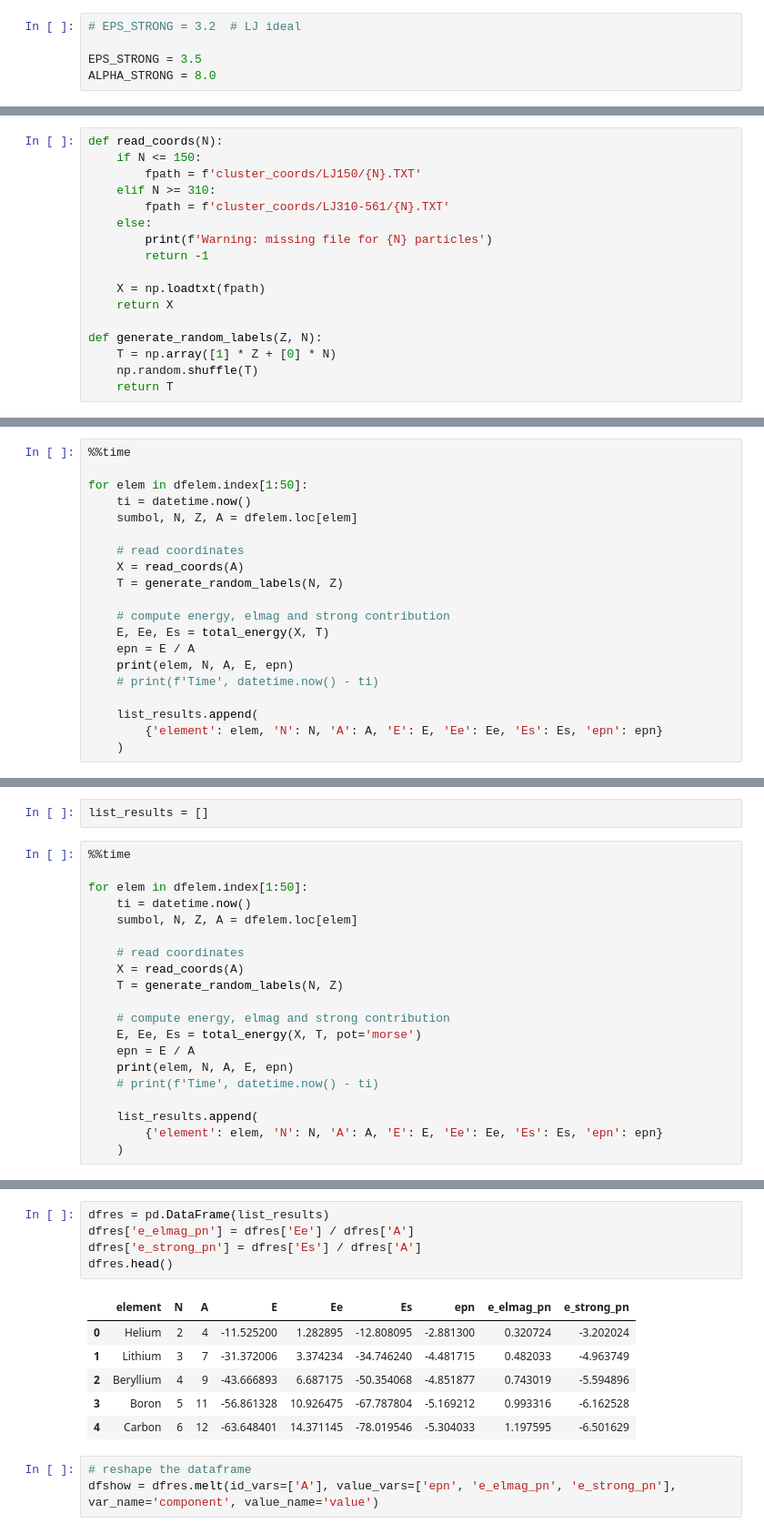
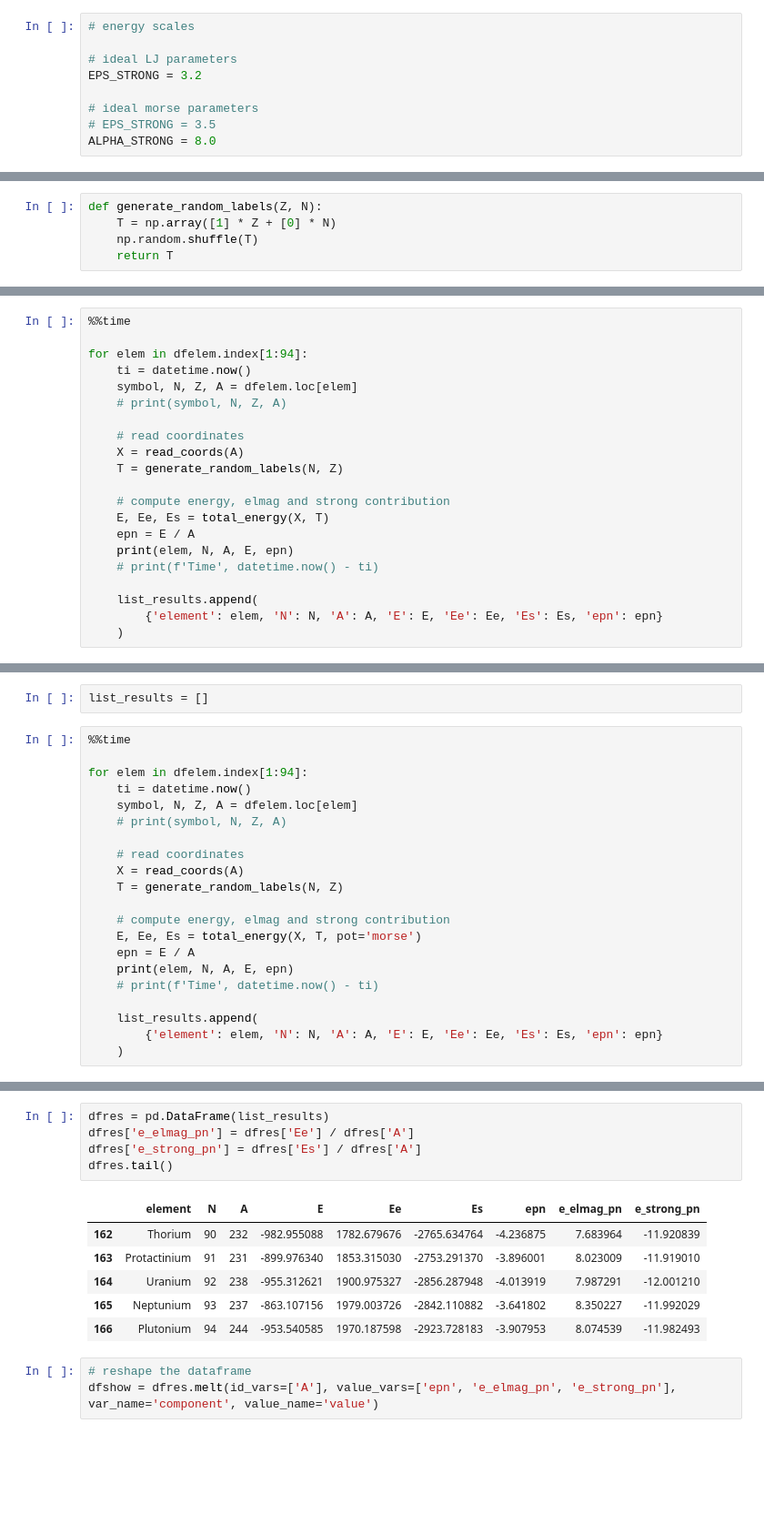
Before and after one commit to petervanya/physics-modelling, a Jupyter notebook: nuclear/nuclear_cluster_reproduction.ipynb, the cells around one changed output, grey strips where cells are left out. Shown at 91% size. Saved outputs shown, nothing was run; the diff lists cells and outputs as text; blank space fills up the shorter version.

```diff
--- a/nuclear/nuclear_cluster_reproduction.ipynb
+++ b/nuclear/nuclear_cluster_reproduction.ipynb
@@ -47,9 +55,13 @@ mc = 1.6726219e-27
 # %% [markdown]
 ## Define functions
 # %%
-# EPS_STRONG = 3.2  # LJ ideal
+# energy scales
 
-EPS_STRONG = 3.5
+# ideal LJ parameters
+EPS_STRONG = 3.2
+
+# ideal morse parameters
+# EPS_STRONG = 3.5
 ALPHA_STRONG = 8.0
 # %%
 def elmag_potential(r, t1, t2):
@@ -116,18 +128,6 @@ def minimize_energy(R, T, n_steps=10, lr=1e-5, verbose=False, thermo=10, pot='lj
             print(i, total_energy_jnp(R, T, pot=pot))[0]
     return R
 # %%
-def read_coords(N):
-    if N <= 150:
-        fpath = f'cluster_coords/LJ150/{N}.TXT'
-    elif N >= 310:
-        fpath = f'cluster_coords/LJ310-561/{N}.TXT'
-    else:
-        print(f'Warning: missing file for {N} particles')
-        return -1
-
-    X = np.loadtxt(fpath)
-    return X
-
 def generate_random_labels(Z, N):
     T = np.array([1] * Z + [0] * N)
     np.random.shuffle(T)
@@ -187,9 +187,10 @@ list_results = []
 # %%
 %%time
 
-for elem in dfelem.index[1:50]:
+for elem in dfelem.index[1:94]:
     ti = datetime.now()
-    sumbol, N, Z, A = dfelem.loc[elem]
+    symbol, N, Z, A = dfelem.loc[elem]
+    # print(symbol, N, Z, A)
 
     # read coordinates
     X = read_coords(A)
@@ -266,9 +267,10 @@ list_results = []
 # %%
 %%time
 
-for elem in dfelem.index[1:50]:
+for elem in dfelem.index[1:94]:
     ti = datetime.now()
-    sumbol, N, Z, A = dfelem.loc[elem]
+    symbol, N, Z, A = dfelem.loc[elem]
+    # print(symbol, N, Z, A)
 
     # read coordinates
     X = read_coords(A)
@@ -304,15 +306,15 @@ Wall time: 1.28 s
 # %%
 dfres = pd.DataFrame(list_results)
 dfres['e_elmag_pn'] = dfres['Ee'] / dfres['A']
 dfres['e_strong_pn'] = dfres['Es'] / dfres['A']
-dfres.head()
+dfres.tail()
 # %% [output]
 |  | element | N | A | E | Ee | Es | epn | e_elmag_pn | e_strong_pn |
-| 0 | Helium | 2 | 4 | -11.525200 | 1.282895 | -12.808095 | -2.881300 | 0.320724 | -3.202024 |
-| 1 | Lithium | 3 | 7 | -31.372006 | 3.374234 | -34.746240 | -4.481715 | 0.482033 | -4.963749 |
-| 2 | Beryllium | 4 | 9 | -43.666893 | 6.687175 | -50.354068 | -4.851877 | 0.743019 | -5.594896 |
-| 3 | Boron | 5 | 11 | -56.861328 | 10.926475 | -67.787804 | -5.169212 | 0.993316 | -6.162528 |
-| 4 | Carbon | 6 | 12 | -63.648401 | 14.371145 | -78.019546 | -5.304033 | 1.197595 | -6.501629 |
+| 162 | Thorium | 90 | 232 | -982.955088 | 1782.679676 | -2765.634764 | -4.236875 | 7.683964 | -11.920839 |
+| 163 | Protactinium | 91 | 231 | -899.976340 | 1853.315030 | -2753.291370 | -3.896001 | 8.023009 | -11.919010 |
+| 164 | Uranium | 92 | 238 | -955.312621 | 1900.975327 | -2856.287948 | -4.013919 | 7.987291 | -12.001210 |
+| 165 | Neptunium | 93 | 237 | -863.107156 | 1979.003726 | -2842.110882 | -3.641802 | 8.350227 | -11.992029 |
+| 166 | Plutonium | 94 | 244 | -953.540585 | 1970.187598 | -2923.728183 | -3.907953 | 8.074539 | -11.982493 |
 # %%
 # reshape the dataframe
 dfshow = dfres.melt(id_vars=['A'], value_vars=['epn', 'e_elmag_pn', 'e_strong_pn'], var_name='component', value_name='value')
```
Also changed, not shown: parts of 19 cells of this notebook.
